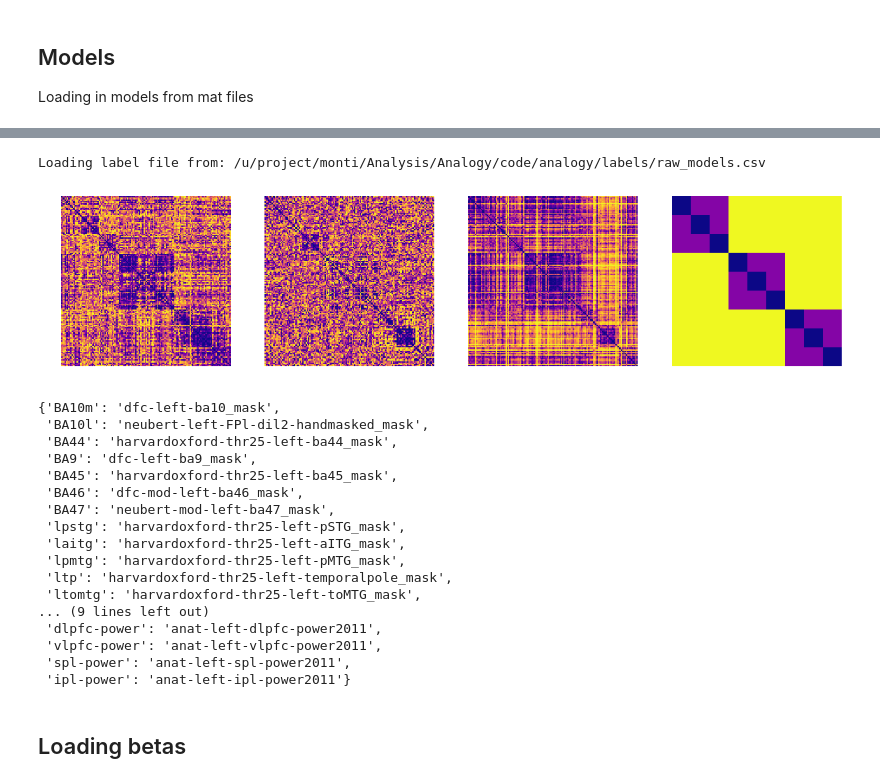
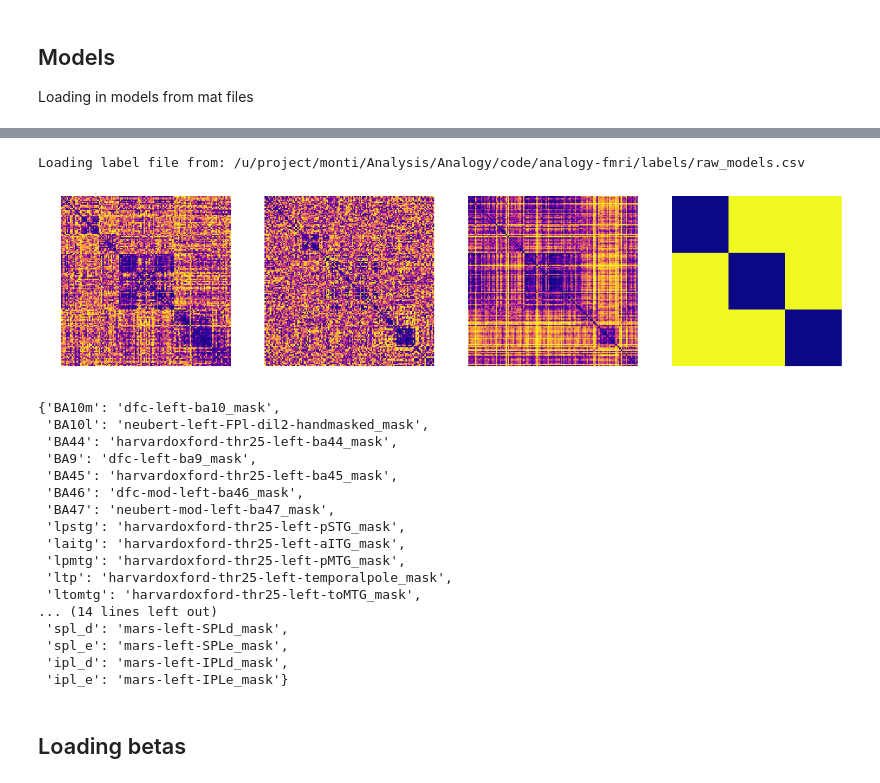
Before and after one commit to njchiang/analogy-fmri, a Jupyter notebook: analysis/notebooks/ROI_RSA_final.ipynb, the cells around one changed output, grey strips where cells are left out. Cells and saved outputs as stored; diff of their text form; code cells hidden in the pictures.

```diff
--- a/analysis/notebooks/ROI_RSA_final.ipynb
+++ b/analysis/notebooks/ROI_RSA_final.ipynb
@@ -28,7 +28,7 @@ elif sys.platform == "linux":
         plat = "linux"
     else:
         cfg = os.path.join("/u", "project", "monti", "Analysis", "Analogy",
-                           "code", "analogy", "config", "project.json")
+                           "code", "analogy-fmri", "config", "project.json")
         plat = "hoff"
 else:
     cfg = os.path.join("D:\\", "CloudStation", "Grad",
@@ -98,27 +98,27 @@ Loading label file from: /u/project/monti/Analysis/Analogy/code/analogy/labels/r
 # %%
 # model_figure
 # plotmodels_old(models, save=False)
 
-modelnames = ["concatword", "w2vdiff", "rstpostprob79", "rel"]
+modelnames = ["concatword", "w2vdiff", "rstpostprob79", "mainrel"]
 
 raw_vis_models_df = pu.load_labels(os.path.join(paths["code"], "labels", "raw_models.csv"))
 vis_model_rdms = get_model_rdms(raw_vis_models_df, modelnames)
 
 
 
 f = plt.figure(figsize=(20,10))
 axarr = f.subplots(1, len(vis_model_rdms.name.unique()))
 rdms = vis_model_rdms[vis_model_rdms.type == "avg"]
 for j, m in enumerate(vis_model_rdms.name.unique()):
     pv.plot_rdm(rdms[rdms.name==m].iloc[:, 2:].dropna(axis=1),
            ax=axarr[j], cb=False, cmap="plasma")
 #     axarr[j].set_title(m)
     axarr[j].set_axis_off()
 
 # f.savefig(os.path.join(paths["cloud"], "Figures", "rsa-models.png"))
 # %% [output]
-Loading label file from: /u/project/monti/Analysis/Analogy/code/analogy/labels/raw_models.csv
+Loading label file from: /u/project/monti/Analysis/Analogy/code/analogy-fmri/labels/raw_models.csv
-[figure, old version]
+[figure, new version]
 # %%
 masks_dict = analysisSettings["roi"]["masks"]
 b = analysisSettings["roi"]["t"]
@@ -128,6 +128,13 @@ masks_dict["dlpfc-power"] = "anat-left-dlpfc-power2011"
 masks_dict["vlpfc-power"] = "anat-left-vlpfc-power2011"
 masks_dict["spl-power"] = "anat-left-spl-power2011"
 masks_dict["ipl-power"] = "anat-left-ipl-power2011"
+masks_dict["parietal"] = "juelich-left-SPL-7A+IPS_mask"
+masks_dict["spl_d"] = "mars-left-SPLd_mask"
+masks_dict["spl_e"] = "mars-left-SPLe_mask"
+masks_dict["ipl_d"] = "mars-left-IPLd_mask"
+masks_dict["ipl_e"] = "mars-left-IPLe_mask"
+
+
 masks_dict
 # %% [output]
 {'BA10m': 'dfc-left-ba10_mask',
@@ -142,10 +149,10 @@ masks_dict
  'lpmtg': 'harvardoxford-thr25-left-pMTG_mask',
  'ltp': 'harvardoxford-thr25-left-temporalpole_mask',
  'ltomtg': 'harvardoxford-thr25-left-toMTG_mask',
-... (9 lines left out)
- 'dlpfc-power': 'anat-left-dlpfc-power2011',
- 'vlpfc-power': 'anat-left-vlpfc-power2011',
- 'spl-power': 'anat-left-spl-power2011',
- 'ipl-power': 'anat-left-ipl-power2011'}
+... (14 lines left out)
+ 'spl_d': 'mars-left-SPLd_mask',
+ 'spl_e': 'mars-left-SPLe_mask',
+ 'ipl_d': 'mars-left-IPLd_mask',
+ 'ipl_e': 'mars-left-IPLe_mask'}
 # %% [markdown]
 ## Loading betas
```
Also changed, not shown: parts of 38 cells of this notebook, 3 other files.
